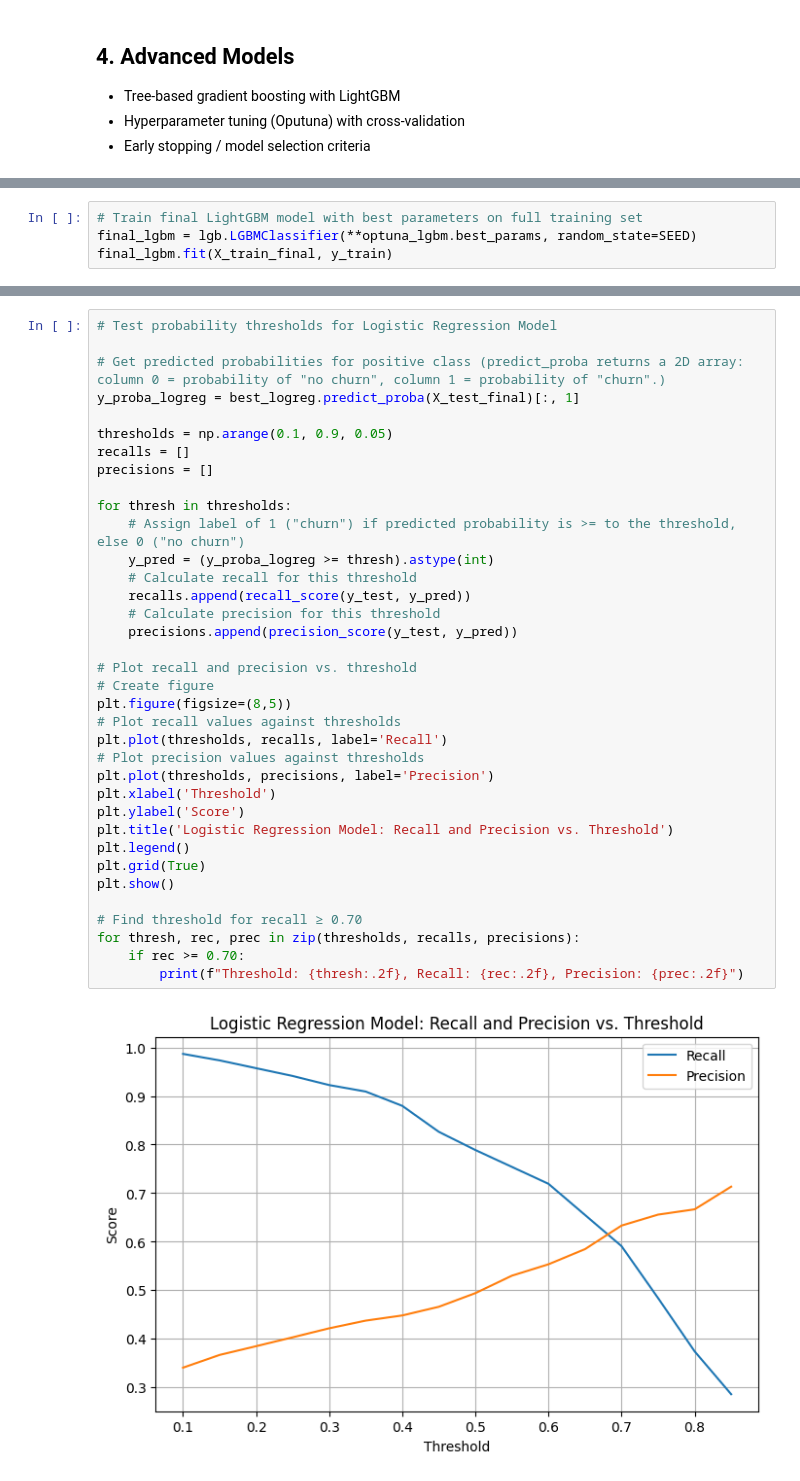
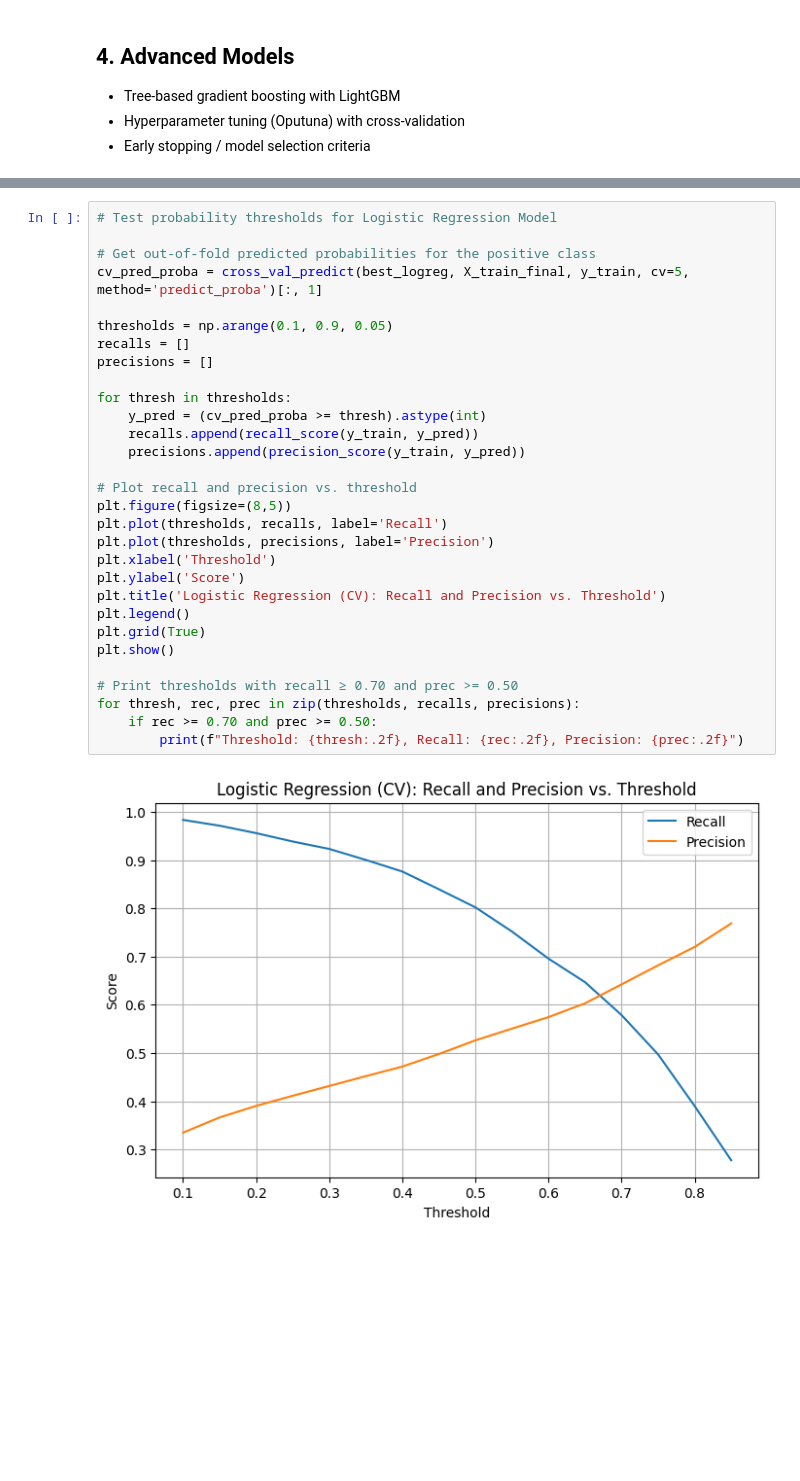
Before and after one commit to amschiltz/springboard_projects, a Jupyter notebook: Capstone_2/notebooks/04_telco_churn_modeling.ipynb, the cells around one changed output, grey strips where cells are left out. Drawn from its saved outputs; the diff is of its cells as text; blank space fills up the shorter version.

```diff
--- a/Capstone_2/notebooks/04_telco_churn_modeling.ipynb
+++ b/Capstone_2/notebooks/04_telco_churn_modeling.ipynb
@@ -279,4 +276,0 @@ Best params: {'objective': 'binary', 'metric': 'auc', 'verbosity': -1, 'boosting
-# %%
-# Train final LightGBM model with best parameters on full training set
-final_lgbm = lgb.LGBMClassifier(**optuna_lgbm.best_params, random_state=SEED)
-final_lgbm.fit(X_train_final, y_train)
@@ -333,38 +295,32 @@ ROC-AUC: 0.8364570768904235
 # %%
 # Test probability thresholds for Logistic Regression Model
 
-# Get predicted probabilities for positive class (predict_proba returns a 2D array: column 0 = probability of "no churn", column 1 = probability of "churn".)
-y_proba_logreg = best_logreg.predict_proba(X_test_final)[:, 1]
+# Get out-of-fold predicted probabilities for the positive class
+cv_pred_proba = cross_val_predict(best_logreg, X_train_final, y_train, cv=5, method='predict_proba')[:, 1]
 
 thresholds = np.arange(0.1, 0.9, 0.05)
 recalls = []
 precisions = []
 
 for thresh in thresholds:
-    # Assign label of 1 ("churn") if predicted probability is >= to the threshold, else 0 ("no churn")
-    y_pred = (y_proba_logreg >= thresh).astype(int)
-    # Calculate recall for this threshold
-    recalls.append(recall_score(y_test, y_pred))
-    # Calculate precision for this threshold
-    precisions.append(precision_score(y_test, y_pred))
+    y_pred = (cv_pred_proba >= thresh).astype(int)
+    recalls.append(recall_score(y_train, y_pred))
+    precisions.append(precision_score(y_train, y_pred))
 
 # Plot recall and precision vs. threshold
-# Create figure
 plt.figure(figsize=(8,5))
-# Plot recall values against thresholds
 plt.plot(thresholds, recalls, label='Recall')
-# Plot precision values against thresholds
 plt.plot(thresholds, precisions, label='Precision')
 plt.xlabel('Threshold')
 plt.ylabel('Score')
-plt.title('Logistic Regression Model: Recall and Precision vs. Threshold')
+plt.title('Logistic Regression (CV): Recall and Precision vs. Threshold')
 plt.legend()
 plt.grid(True)
 plt.show()
 
-# Find threshold for recall ≥ 0.70
+# Print thresholds with recall ≥ 0.70 and prec >= 0.50
 for thresh, rec, prec in zip(thresholds, recalls, precisions):
-    if rec >= 0.70:
+    if rec >= 0.70 and prec >= 0.50:
         print(f"Threshold: {thresh:.2f}, Recall: {rec:.2f}, Precision: {prec:.2f}")
 # %% [output]
-[figure, old version]
+[figure, new version]
```
Also changed, not shown: parts of 30 cells of this notebook.
